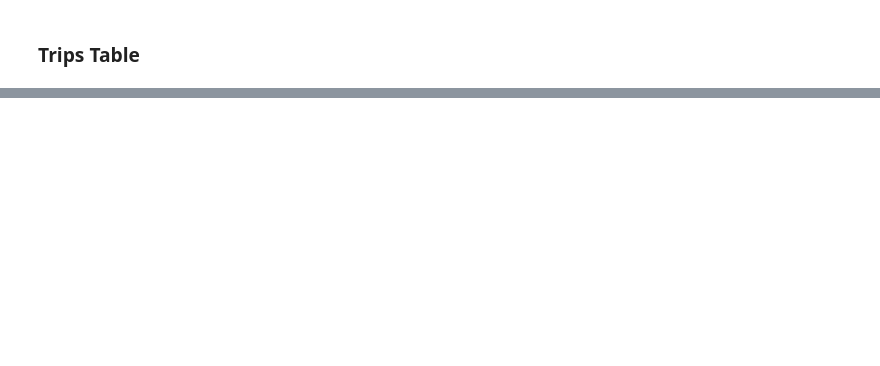
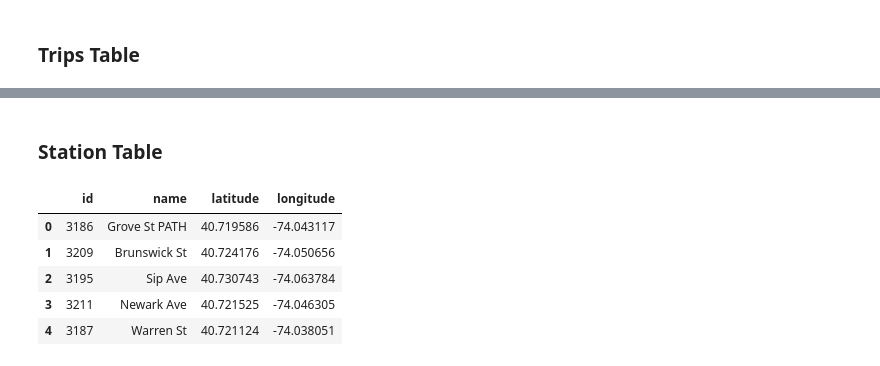
Before and after one commit to SereniT33/Codecademy_DE_Portfolio, a Jupyter notebook: bike-rental-data-management/bike-rental.ipynb, the cells around one changed output, grey strips where cells are left out. Cells and saved outputs as stored; diff of their text form; code cells hidden in the pictures; blank space fills up the shorter version.

```diff
--- a/bike-rental-data-management/bike-rental.ipynb
+++ b/bike-rental-data-management/bike-rental.ipynb
@@ -528,0 +517,26 @@ We can use `df_weather` table here.
+# %% [markdown]
+### Station Table
+# %%
+stations = pd.DataFrame
+# Create two tables for start stations and end stations
+start_stations = df_bike[['start_station_id','start_station_name','start_station_latitude','start_station_longitude']]
+end_stations = df_bike[['end_station_id','end_station_name','end_station_latitude','end_station_longitude']]
+
+# Rename columns for both tables to have the same column names
+start_stations.columns = ['id', 'name', 'latitude', 'longitude']
+end_stations.columns = ['id', 'name', 'latitude', 'longitude']
+
+# Concatenate two tables into a DataFrame and drop duplicates
+stations = pd.concat([start_stations, end_stations]).drop_duplicates()
+
+# Rset the index
+stations.reset_index(drop=True, inplace=True)
+
+stations.head()
+# %% [output]
+|  | id | name | latitude | longitude |
+| 0 | 3186 | Grove St PATH | 40.719586 | -74.043117 |
+| 1 | 3209 | Brunswick St | 40.724176 | -74.050656 |
+| 2 | 3195 | Sip Ave | 40.730743 | -74.063784 |
+| 3 | 3211 | Newark Ave | 40.721525 | -74.046305 |
+| 4 | 3187 | Warren St | 40.721124 | -74.038051 |
```
Also changed, not shown: parts of 27 cells of this notebook, 1 other file.
